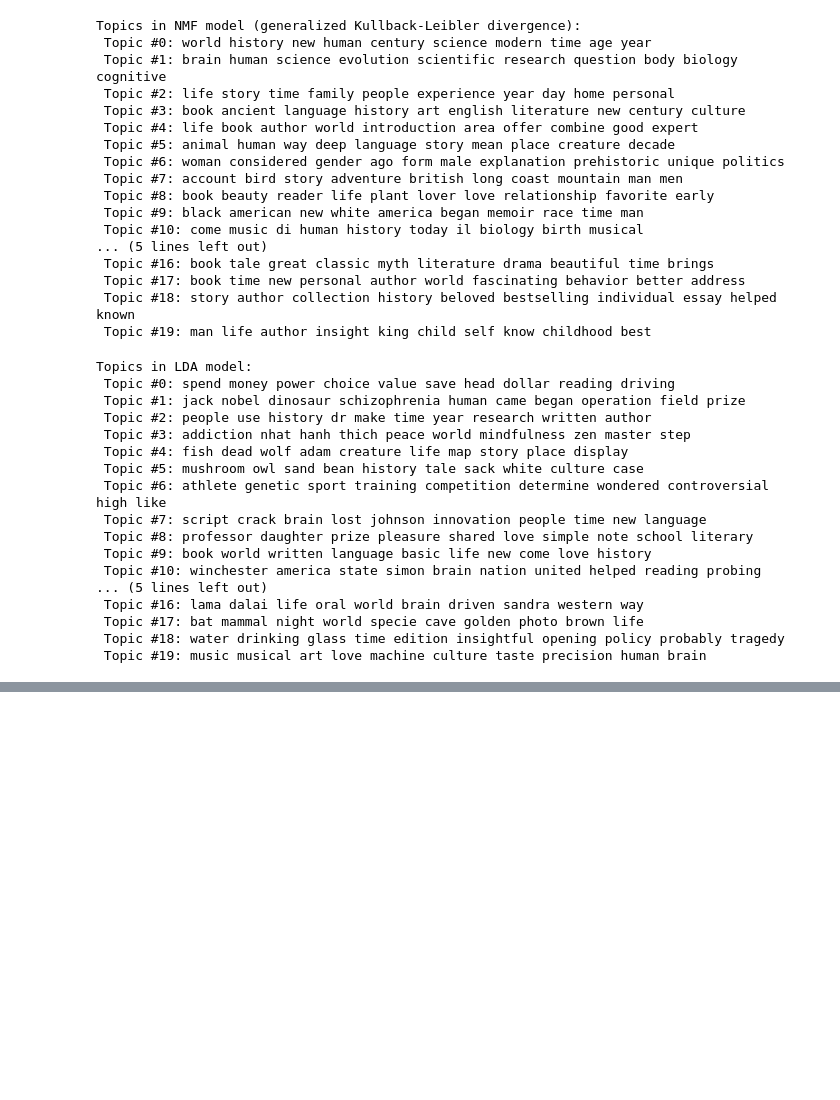
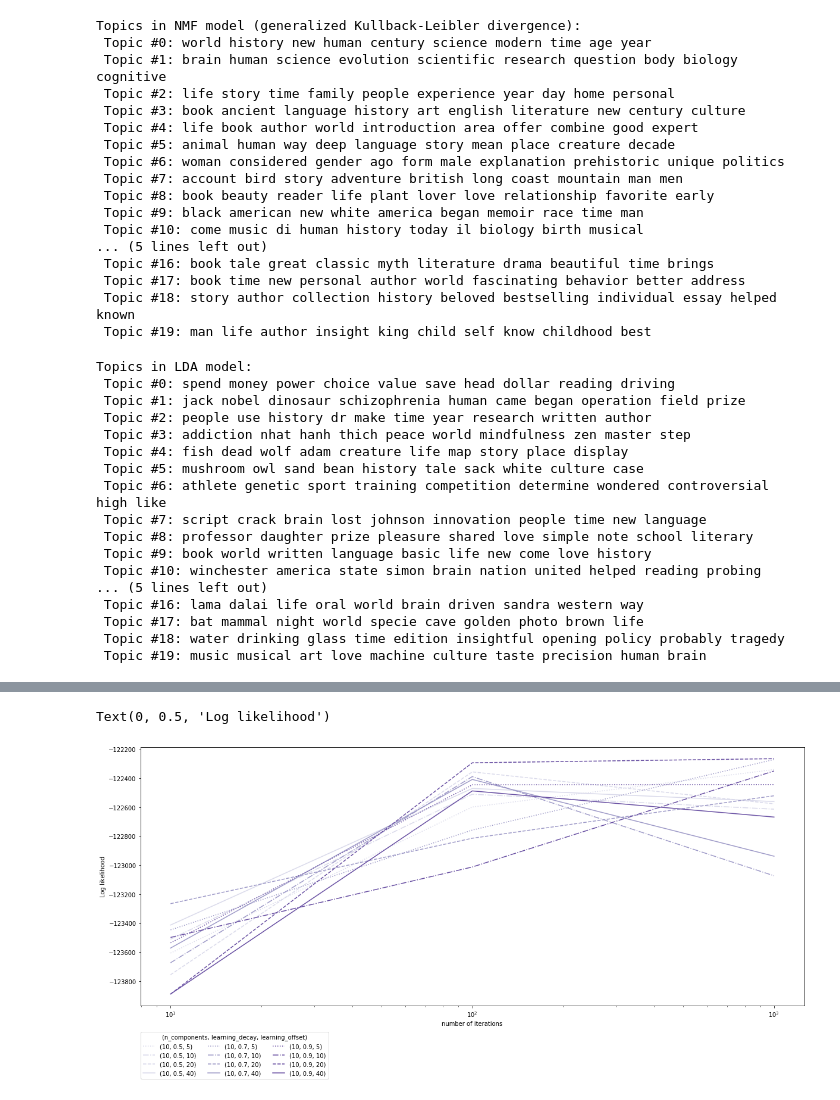
Before and after one commit to craig0a/reading_history_analysis, a Jupyter notebook: 2a - topic_grouping.ipynb, the cells around one changed output, grey strips where cells are left out. Drawn from its saved outputs; the diff is of its cells as text; code cells hidden in the pictures; blank space fills up the shorter version.

```diff
--- a/3a - topic_grouping.ipynb
+++ b/2a - topic_grouping.ipynb
@@ -298,0 +338,28 @@ plot_grid_search(results,
+# %%
+fig, ax = plt.subplots(1,1, figsize = (20,8))
+
+color_group_map = {10: 'Purples', 20: 'Reds', 40: 'Blues', 80:'Greens'}
+learning_decay_map = {0.5: 0.25, 0.7: 0.5, 0.9:0.75}
+learning_offset_map = {5:':', 10:'-.', 20:'--', 40:'-'}
+
+n_components = 10
+color_group = results.loc[results.n_components == n_components]
+cmap = matplotlib.cm.get_cmap(color_group_map[n_components])
+for learning_decay, intensity_group in color_group.groupby('learning_decay'):
+    color = cmap(learning_decay_map[learning_decay])
+    for learning_offset, linestyle_group in intensity_group.groupby('learning_offset'):
+        linestyle = learning_offset_map[learning_offset]
+        linestyle_group = linestyle_group.sort_values('max_iter')
+
+        ax.plot(linestyle_group['max_iter'], linestyle_group['mean_test_score'],
+                                  color = color, linestyle = linestyle,
+                                  label = '(%d, %.1f, %d)'%(n_components, learning_decay, learning_offset))
+ax.legend(title = '(n_components, learning_decay, learning_offset)',
+          ncol = 3, bbox_to_anchor=(0, -0.1), loc=2, borderaxespad=0.)
+
+ax.set_xscale('log')
+ax.set_xlabel('number of iterations')
+ax.set_ylabel('Log likelihood')
+# %% [output]
+Text(0, 0.5, 'Log likelihood')
+[figure, added]
```
Also changed, not shown: parts of 16 cells of this notebook, 2 other files.
